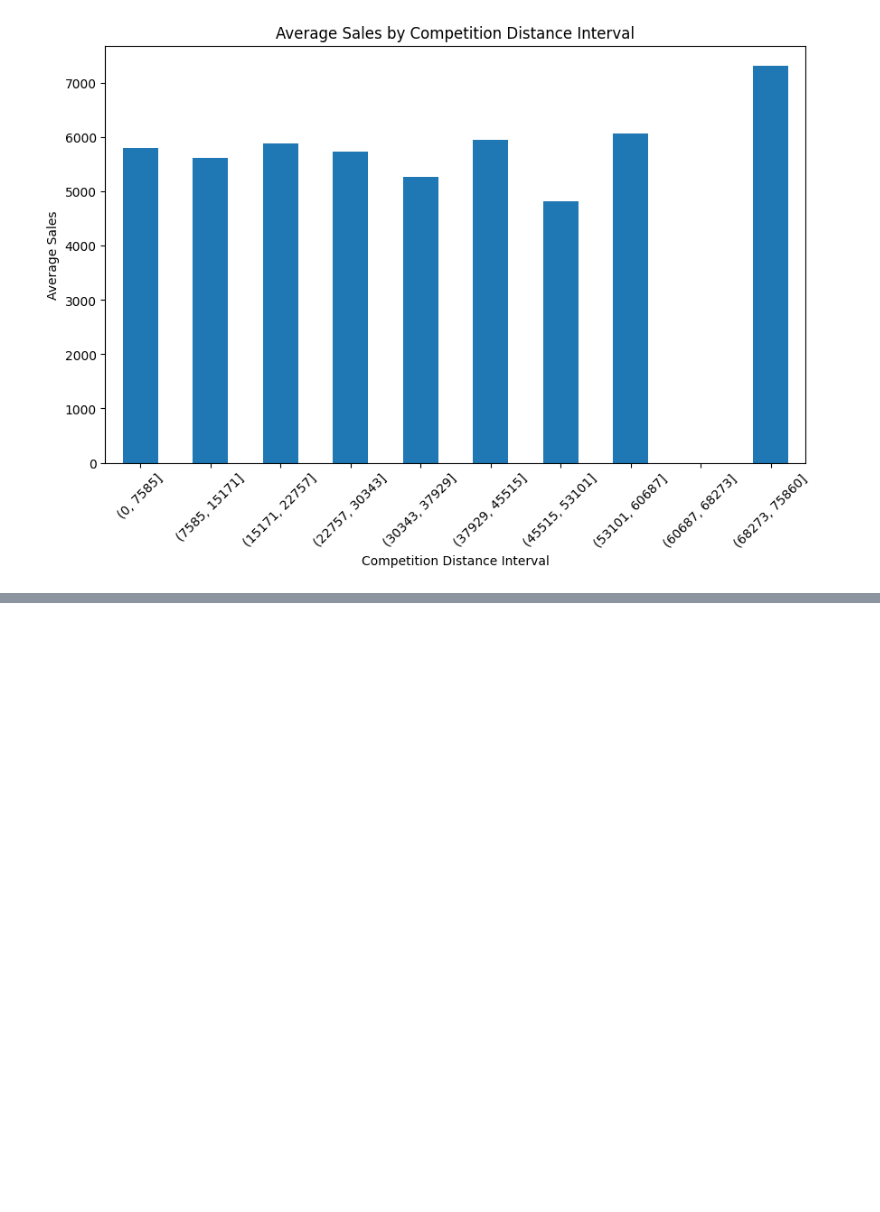
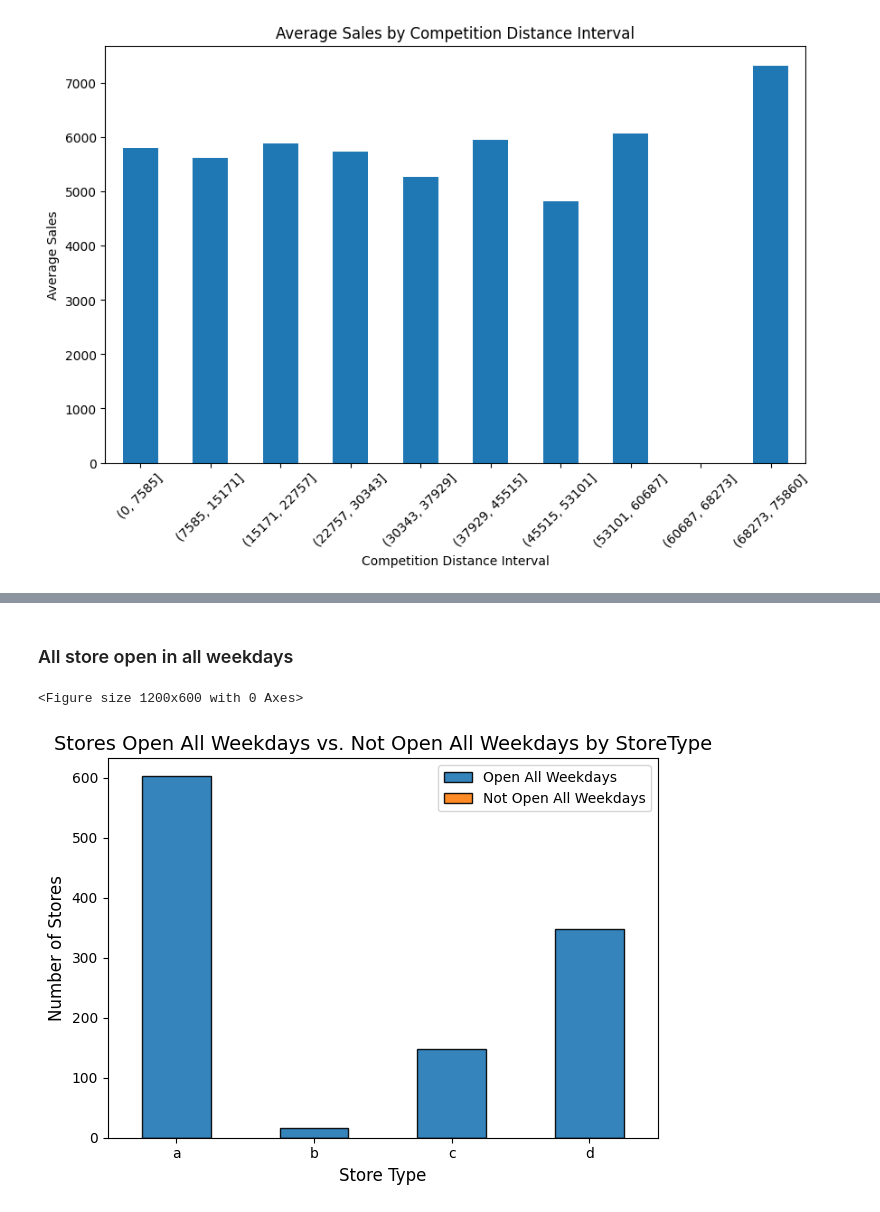
Before and after one commit to GuleWako/10Acadamey-week-4-Pharmaceuticals-finance-data-Analysis, a Jupyter notebook: notebooks/exploratory_analysis_for_forecast.ipynb, the cells around one changed output, grey strips where cells are left out. Drawn from its saved outputs; the diff is of its cells as text; code cells hidden in the pictures; blank space fills up the shorter version.

Commit message:
comparison of weekdays and weekenddays

```diff
--- a/notebooks/exploratory_analysis_for_forecast.ipynb
+++ b/notebooks/exploratory_analysis_for_forecast.ipynb
@@ -906,3 +906,5 @@ plt.xticks(rotation=45)
 plt.show()
 # %% [output]
 [figure]
+# %%
+merged_train_data_store.reset_index(inplace=True)
@@ -908,0 +965,29 @@ plt.show()
+# %% [markdown]
+### All store open in all weekdays
+# %%
+import matplotlib.pyplot as plt
+import seaborn as sns
+
+open_weekday_summary = pd.DataFrame({
+    'OpenAllWeekdays': open_all_weekdays_by_type,
+    'NotOpenAllWeekdays': not_open_all_weekdays_by_type
+}).fillna(0)
+open_weekday_summary = open_weekday_summary.reset_index()
+
+plt.figure(figsize=(12, 6))
+
+open_weekday_summary.set_index('StoreType')[['OpenAllWeekdays', 'NotOpenAllWeekdays']].plot(
+    kind='bar', stacked=True, color=['#1f77b4', '#ff7f0e'], alpha=0.9, edgecolor='k')
+
+plt.title('Stores Open All Weekdays vs. Not Open All Weekdays by StoreType', fontsize=14)
+plt.xlabel('Store Type', fontsize=12)
+plt.ylabel('Number of Stores', fontsize=12)
+plt.xticks(rotation=0)
+plt.legend(['Open All Weekdays', 'Not Open All Weekdays'], loc='upper right')
+plt.tight_layout()
+
+# Show plot
+plt.show()
+# %% [output]
+<Figure size 1200x600 with 0 Axes>
+[figure, added]
```
Also changed, not shown: parts of 17 cells of this notebook.
